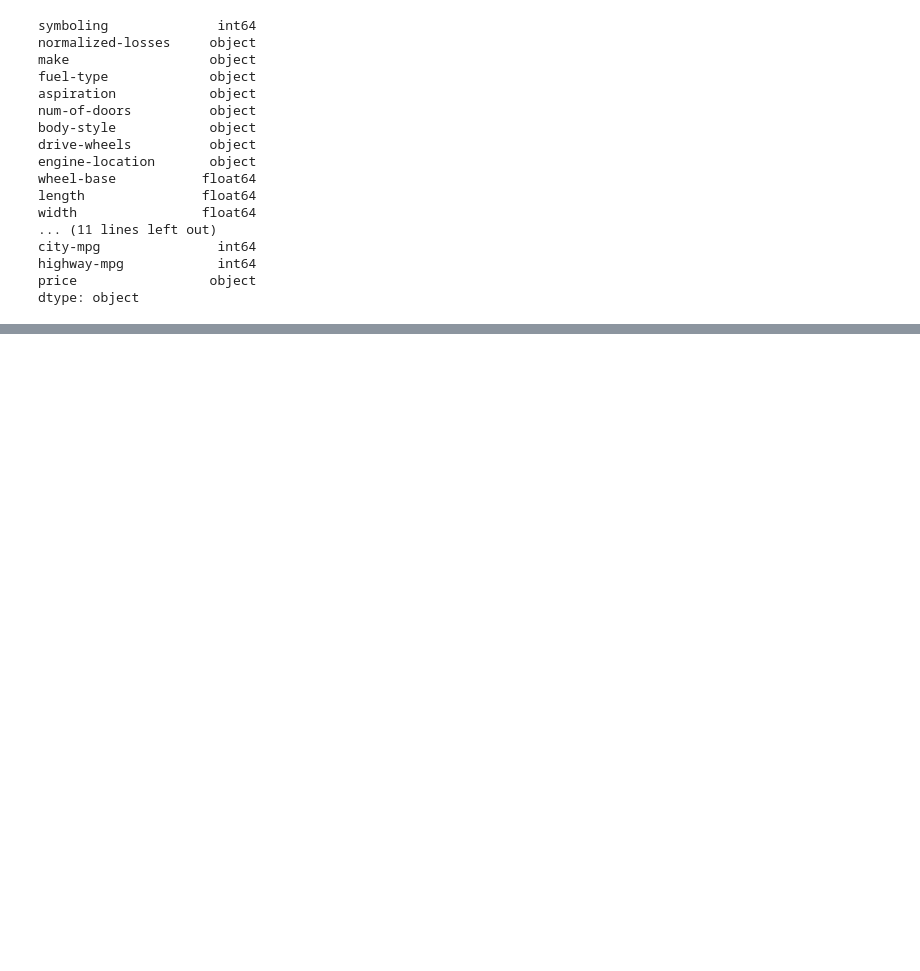
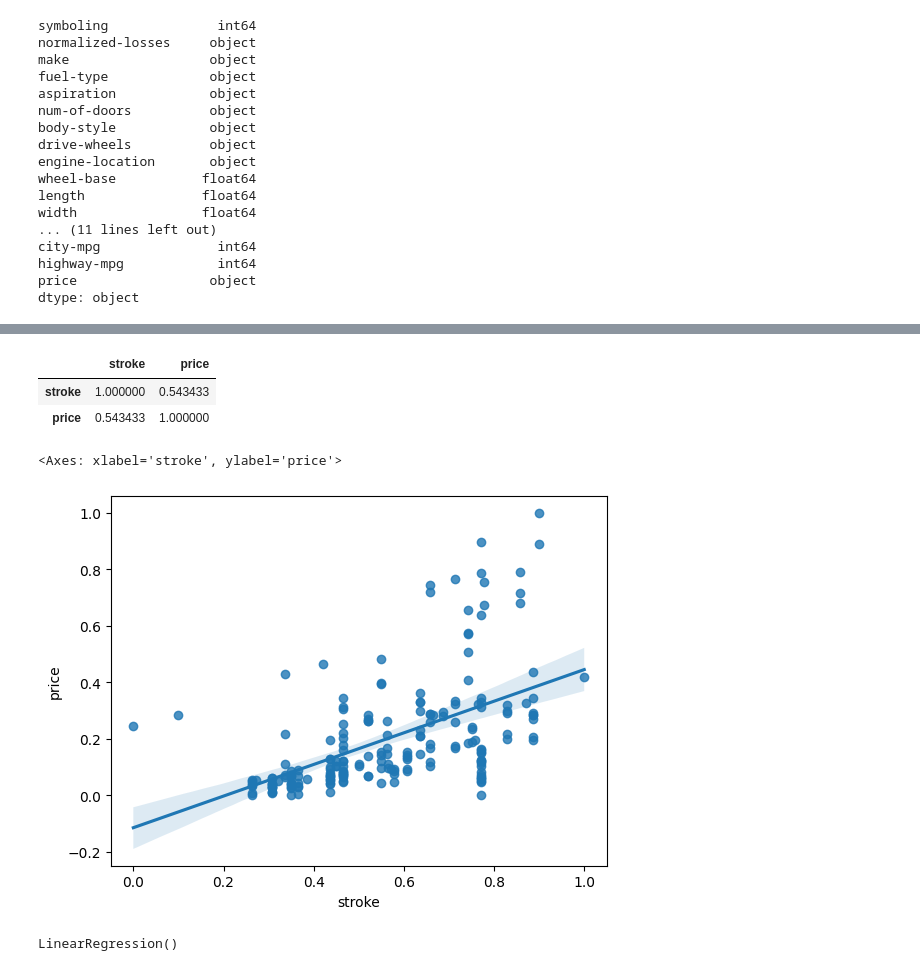
Before and after one commit to Aaaaaaddityyyaaaaa/web_scraping, a Jupyter notebook: auto.ipynb, the cells around one changed output, grey strips where cells are left out. Drawn from its saved outputs; the diff is of its cells as text; code cells hidden in the pictures; blank space fills up the shorter version.

```diff
--- a/auto.ipynb
+++ b/auto.ipynb
@@ -97,0 +161,11 @@ df['num-of-doors'] = df['num-of-doors'].replace(np.nan,df["num-of-doors"].mode()
+# %%
+df[["stroke","price"]].corr()
+# %% [output]
+|  | stroke | price |
+| stroke | 1.000000 | 0.543433 |
+| price | 0.543433 | 1.000000 |
+# %%
+sns.regplot(x=df["stroke"] , y=df["price"])
+# %% [output]
+<Axes: xlabel='stroke', ylabel='price'>
+[figure, added]
@@ -97,0 +178,4 @@ df['num-of-doors'] = df['num-of-doors'].replace(np.nan,df["num-of-doors"].mode()
+# %%
+lr.fit(df[["engine-size"]],df["price"])
+# %% [output]
+LinearRegression()
```
Also changed, not shown: parts of 58 cells of this notebook, 6 other files.
